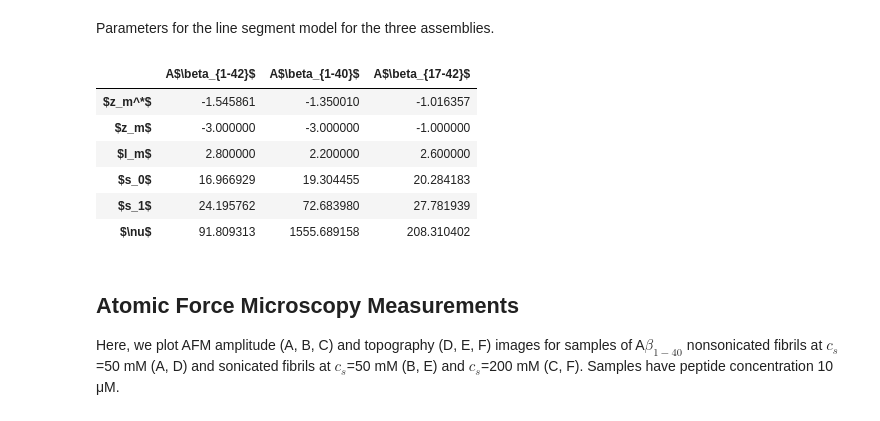
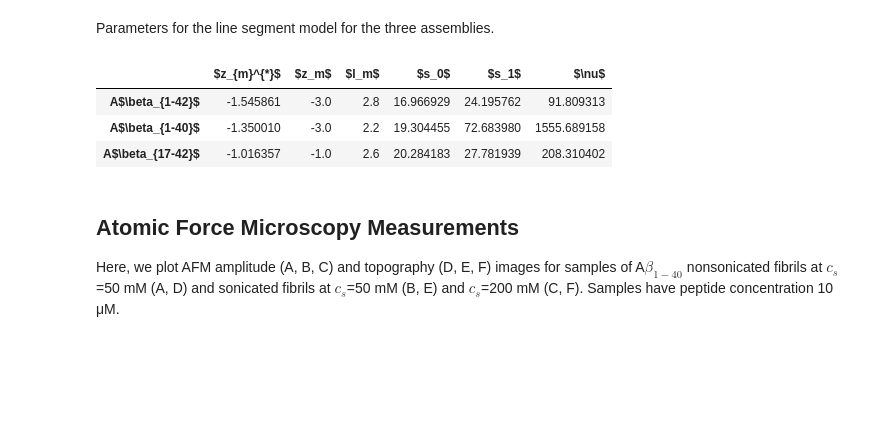
Before and after one commit to mlund/SI-surfacefibrils, a Jupyter notebook: notebook.ipynb, the cells around one changed output. Drawn from its saved outputs; the diff is of its cells as text; code cells hidden in the pictures; blank space fills up the shorter version.

```diff
--- a/notebook.ipynb
+++ b/notebook.ipynb
@@ -1853,7 +1854,7 @@ zmstar = []
 zmstar.append( plotCumSum(ax1,'5KK3') )
 zmstar.append( plotCumSum(ax2,'2M4J') )
 zmstar.append( plotCumSum(ax3,'2BEG_17-42') )
-table.ix['$z_m^*$'] = zmstar
+table.ix[r'$z_{m}^{*}$'] = zmstar
 ax1.set_ylabel('Total Charge')
 ax3.set_ylabel('Total Charge')
 ax3.yaxis.set_label_position("right")
@@ -1880,16 +1881,12 @@ plt.show()
 # %% [markdown]
 Parameters for the line segment model for the three assemblies.
 # %%
-table = table.reindex(index=['$z_m^*$','$z_m$','$l_m$','$s_0$','$s_1$',r'$\nu$'])
-table
+table.reindex(index=[r'$z_{m}^{*}$','$z_m$','$l_m$','$s_0$','$s_1$',r'$\nu$']).T
 # %% [output]
-|  | A$\beta_{1-42}$ | A$\beta_{1-40}$ | A$\beta_{17-42}$ |
-| $z_m^*$ | -1.545861 | -1.350010 | -1.016357 |
-| $z_m$ | -3.000000 | -3.000000 | -1.000000 |
-| $l_m$ | 2.800000 | 2.200000 | 2.600000 |
-| $s_0$ | 16.966929 | 19.304455 | 20.284183 |
-| $s_1$ | 24.195762 | 72.683980 | 27.781939 |
-| $\nu$ | 91.809313 | 1555.689158 | 208.310402 |
+|  | $z_{m}^{*}$ | $z_m$ | $l_m$ | $s_0$ | $s_1$ | $\nu$ |
+| A$\beta_{1-42}$ | -1.545861 | -3.0 | 2.8 | 16.966929 | 24.195762 | 91.809313 |
+| A$\beta_{1-40}$ | -1.350010 | -3.0 | 2.2 | 19.304455 | 72.683980 | 1555.689158 |
+| A$\beta_{17-42}$ | -1.016357 | -1.0 | 2.6 | 20.284183 | 27.781939 | 208.310402 |
 # %% [markdown]
 ## Atomic Force Microscopy Measurements
 Here, we plot AFM amplitude (A, B, C) and topography (D, E, F) images for samples of A$\beta_{1−40}$ nonsonicated fibrils at $c_s$=50 mM (A, D) and sonicated fibrils at $c_s$=50 mM (B, E) and $c_s$=200 mM (C, F). Samples have peptide concentration 10 μM.
```
Also changed, not shown: parts of 1 cell of this notebook.
